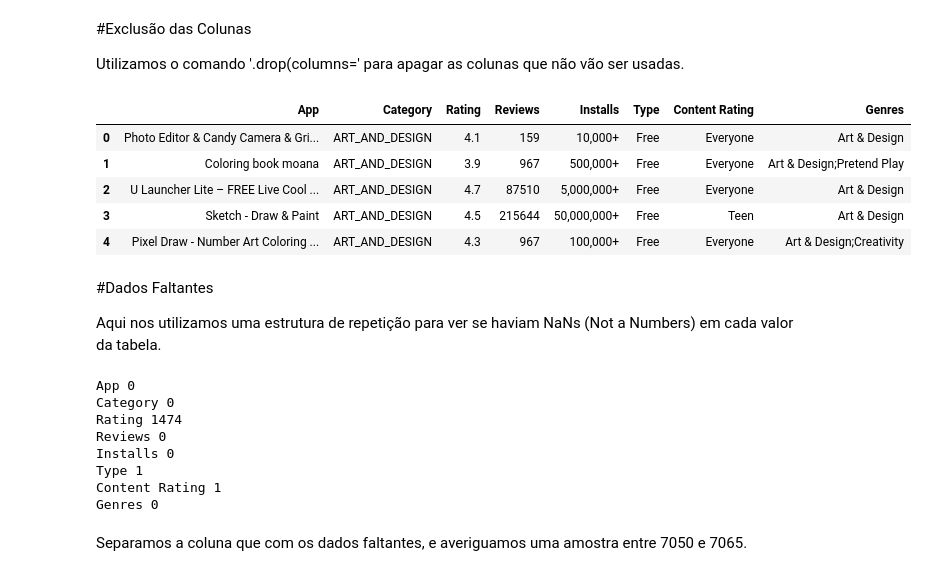
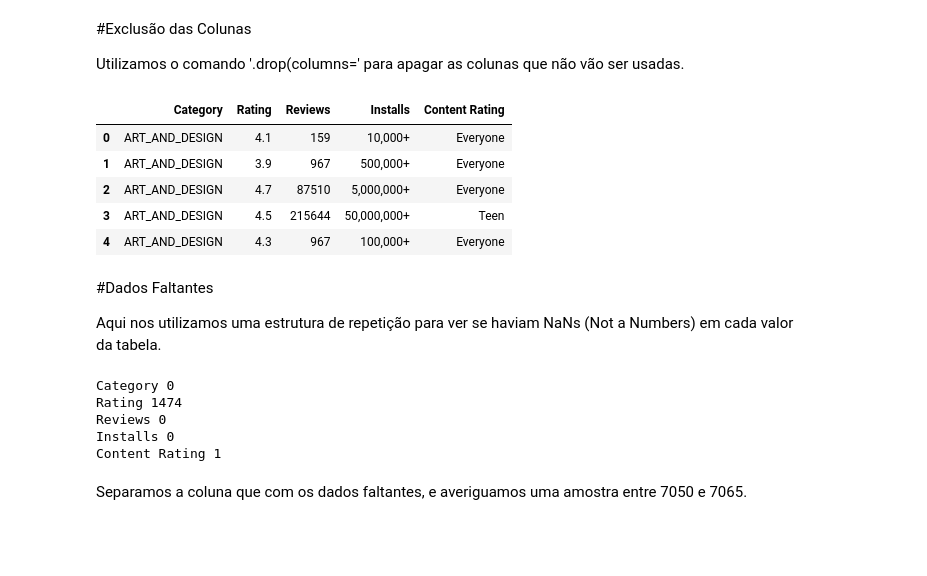
Before and after one commit to LuizFelipe33/Data_mining_GooglePlayStore, a Jupyter notebook: AtvMin.ipynb, the cells around one changed output. Cells and saved outputs as stored; diff of their text form; code cells hidden in the pictures; blank space fills up the shorter version.

```diff
--- a/AtvMin.ipynb
+++ b/AtvMin.ipynb
@@ -30,16 +30,16 @@ data
 
 Utilizamos o comando '.drop(columns=' para apagar as colunas que não vão ser usadas.
 # %%
-data = data.drop(columns=['Size','Price','Last Updated','Current Ver','Android Ver'])
+data = data.drop(columns=['Size','Price','Last Updated','Current Ver','Android Ver','Genres','App','Type'])
 
 data.head()
 # %% [output]
-|  | App | Category | Rating | Reviews | Installs | Type | Content Rating | Genres |
-| 0 | Photo Editor & Candy Camera & Gri... | ART_AND_DESIGN | 4.1 | 159 | 10,000+ | Free | Everyone | Art & Design |
-| 1 | Coloring book moana | ART_AND_DESIGN | 3.9 | 967 | 500,000+ | Free | Everyone | Art & Design;Pretend Play |
-| 2 | U Launcher Lite – FREE Live Cool ... | ART_AND_DESIGN | 4.7 | 87510 | 5,000,000+ | Free | Everyone | Art & Design |
-| 3 | Sketch - Draw & Paint | ART_AND_DESIGN | 4.5 | 215644 | 50,000,000+ | Free | Teen | Art & Design |
-| 4 | Pixel Draw - Number Art Coloring ... | ART_AND_DESIGN | 4.3 | 967 | 100,000+ | Free | Everyone | Art & Design;Creativity |
+|  | Category | Rating | Reviews | Installs | Content Rating |
+| 0 | ART_AND_DESIGN | 4.1 | 159 | 10,000+ | Everyone |
+| 1 | ART_AND_DESIGN | 3.9 | 967 | 500,000+ | Everyone |
+| 2 | ART_AND_DESIGN | 4.7 | 87510 | 5,000,000+ | Everyone |
+| 3 | ART_AND_DESIGN | 4.5 | 215644 | 50,000,000+ | Teen |
+| 4 | ART_AND_DESIGN | 4.3 | 967 | 100,000+ | Everyone |
 # %% [markdown]
 #Dados Faltantes
 
@@ -49,14 +49,11 @@ for j in data.columns:
   ausentes = data[j].isna().sum()
   print(j, ausentes)
 # %% [output]
-App 0
 Category 0
 Rating 1474
 Reviews 0
 Installs 0
-Type 1
 Content Rating 1
-Genres 0
 # %% [markdown]
 Separamos a coluna que com os dados faltantes, e averiguamos uma amostra entre 7050 e 7065.
 # %%
```
Also changed, not shown: parts of 37 cells of this notebook.
